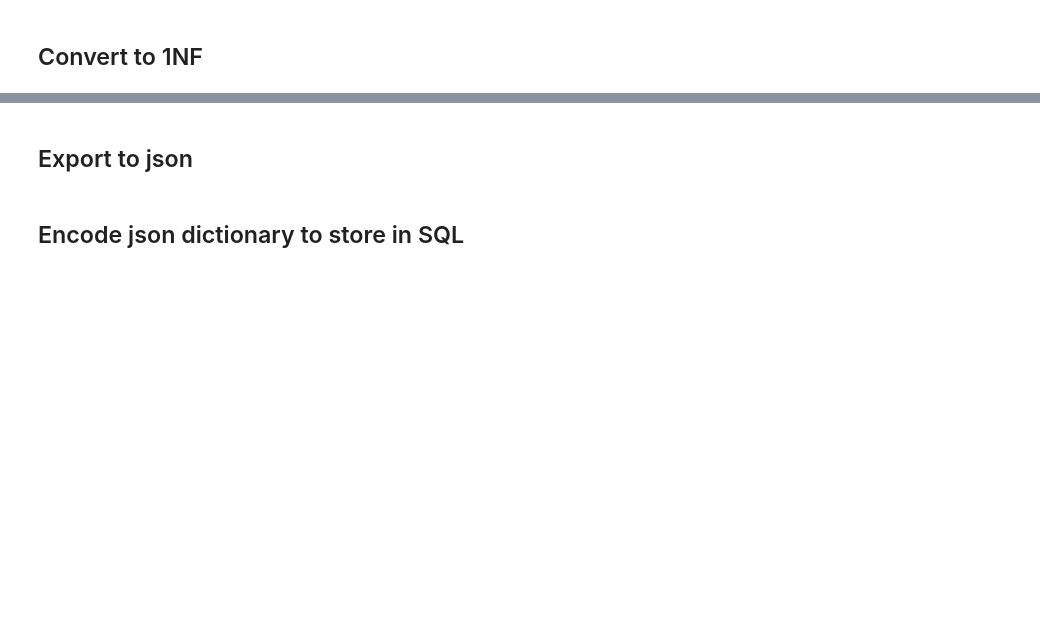
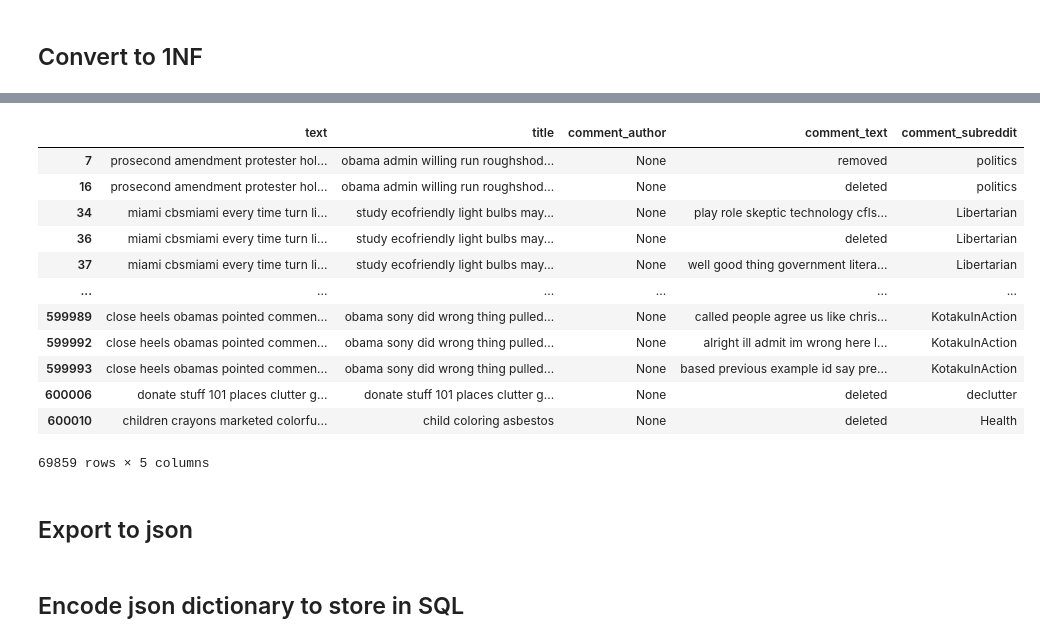
Before and after one commit to DavidKai1999/Stats-170-project, a Jupyter notebook: dataset_preprocessing/redditcomment_preprocessing.ipynb, the cells around one changed output, grey strips where cells are left out. Cells and saved outputs as stored; diff of their text form; code cells hidden in the pictures; blank space fills up the shorter version.

```diff
--- a/dataset_preprocessing/redditcomment_preprocessing.ipynb
+++ b/dataset_preprocessing/redditcomment_preprocessing.ipynb
@@ -66,3 +74,19 @@ r1NF_new = r1NF_new.drop(columns=['reddit_comments'])
+# %%
+comment_table[comment_table['comment_author']=='None']
+# %% [output]
+|  | text | title | comment_author | comment_text | comment_subreddit |
+| 7 | prosecond amendment protester hol... | obama admin willing run roughshod... | None | removed | politics |
+| 16 | prosecond amendment protester hol... | obama admin willing run roughshod... | None | deleted | politics |
+| 34 | miami cbsmiami every time turn li... | study ecofriendly light bulbs may... | None | play role skeptic technology cfls... | Libertarian |
+| 36 | miami cbsmiami every time turn li... | study ecofriendly light bulbs may... | None | deleted | Libertarian |
+| 37 | miami cbsmiami every time turn li... | study ecofriendly light bulbs may... | None | well good thing government litera... | Libertarian |
+| ... | ... | ... | ... | ... | ... |
+| 599989 | close heels obamas pointed commen... | obama sony did wrong thing pulled... | None | called people agree us like chris... | KotakuInAction |
+| 599992 | close heels obamas pointed commen... | obama sony did wrong thing pulled... | None | alright ill admit im wrong here l... | KotakuInAction |
+| 599993 | close heels obamas pointed commen... | obama sony did wrong thing pulled... | None | based previous example id say pre... | KotakuInAction |
+| 600006 | donate stuff 101 places clutter g... | donate stuff 101 places clutter g... | None | deleted | declutter |
+| 600010 | children crayons marketed colorfu... | child coloring asbestos | None | deleted | Health |
+69859 rows × 5 columns
 # %% [markdown]
 ## Export to json
 # %%
```
Also changed, not shown: parts of 21 cells of this notebook.
